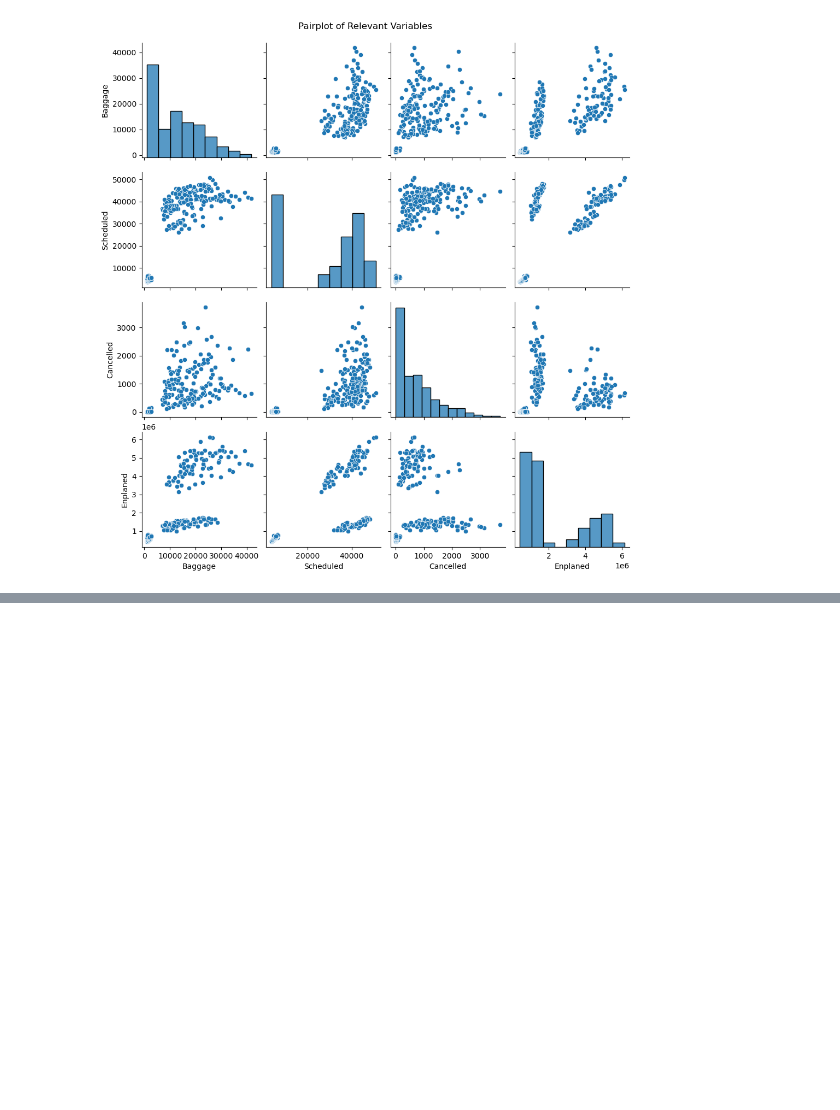
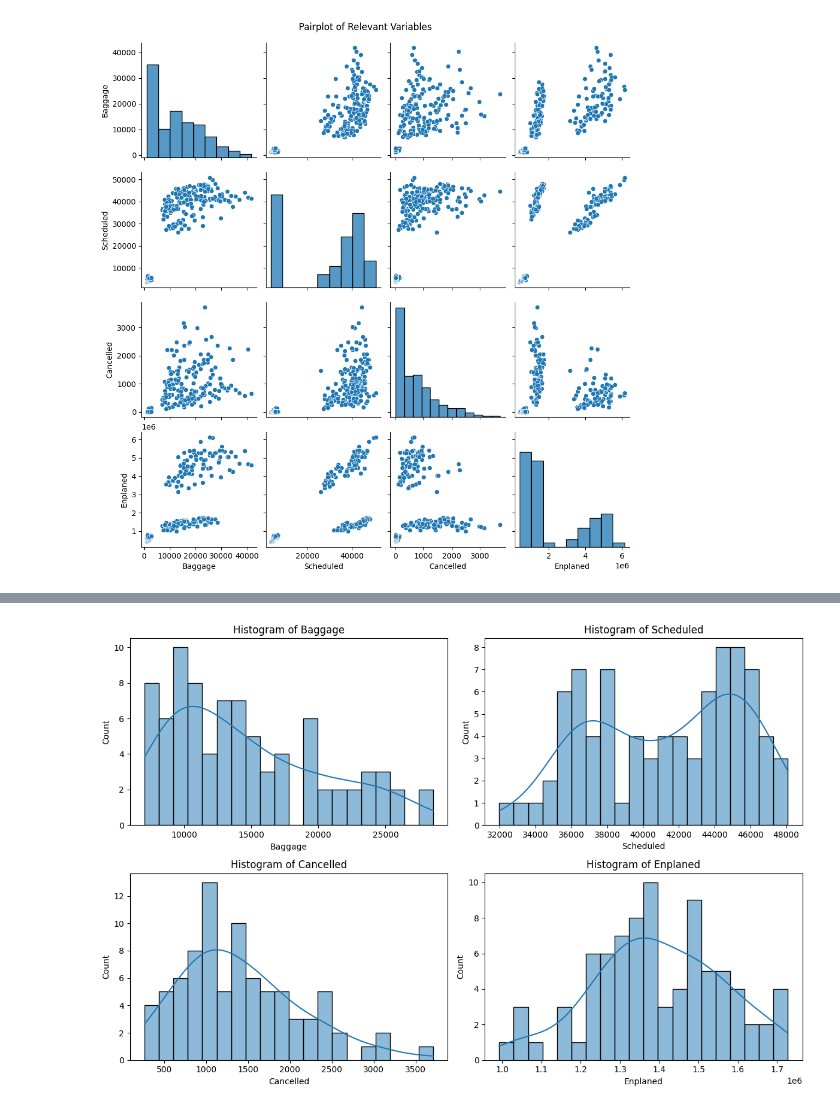
Before and after one commit to claretubs/programming-data-analysis-project, a Jupyter notebook: project1.ipynb, the cells around one changed output, grey strips where cells are left out. Cells and saved outputs as stored; diff of their text form; code cells hidden in the pictures; blank space fills up the shorter version.

Commit message:
Exploring American Eagle Dataframe

```diff
--- a/project1.ipynb
+++ b/project1.ipynb
@@ -46,3 +46,12 @@ df.head()
 | 2 | American Eagle | 03/2004 | 3 | 2004 | 10289 | 39445 | 1346 | 1227469 |
 | 3 | American Eagle | 04/2004 | 4 | 2004 | 8095 | 38982 | 755 | 1234451 |
 | 4 | American Eagle | 05/2004 | 5 | 2004 | 10618 | 40422 | 2206 | 1267581 |
+# %%
+# Convert 'Date' column to pandas datetime format.
+df["Date"] = pd.to_datetime(df["Date"], format="%m/%Y")
+
+# Create a new column with the year-month timestamp.
+df["Timestamp"] = df["Date"].dt.to_period("M")
+
+# Display the modified DataFrame.
+df.head()
@@ -113,0 +134,15 @@ plt.show()
+# %%
+# Filter the dataframe to include only the selected airline.
+df_american_eagle = df[df['Airline'] == 'American Eagle']
+# %%
+# Create subplots for each numerical variable.
+plt.figure(figsize=(12,8))
+for i, col in enumerate(relevant_columns, 1):
+    plt.subplot(2, 2, i)
+    sns.histplot(df_american_eagle[col], bins = 20, kde = True)
+    plt.title(f"Histogram of {col}")
+
+plt.tight_layout()
+plt.show()
+# %% [output]
+[figure, added]
```
Also changed, not shown: parts of 9 cells of this notebook.
